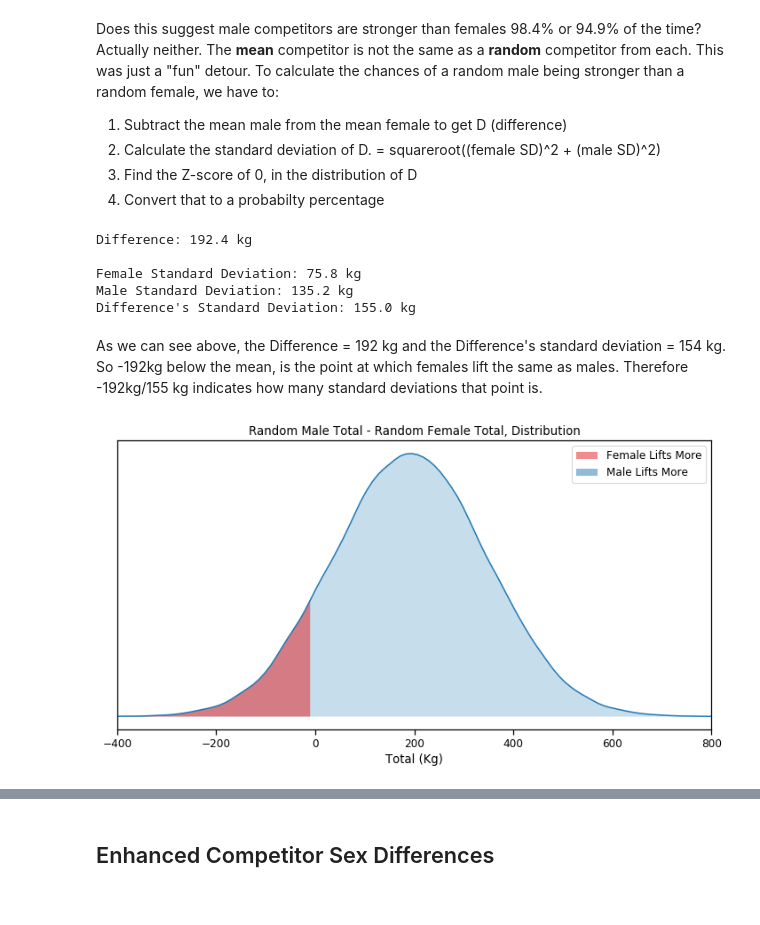
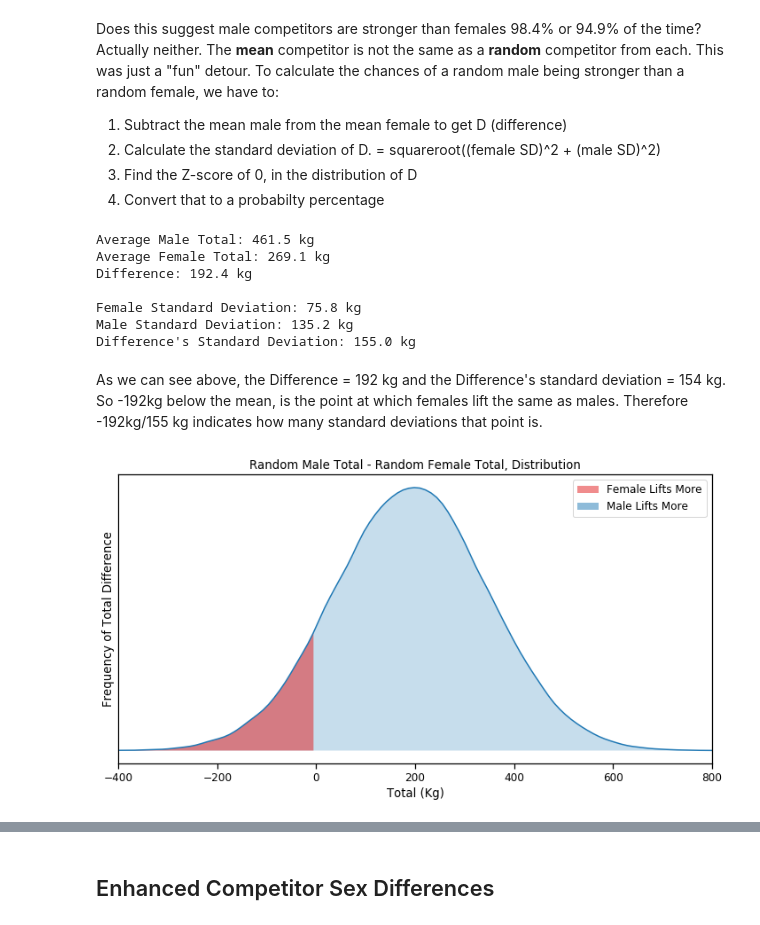
Before and after one commit to StevenWilson9/Powerlifting-Strength-Differences-by-Gender, a Jupyter notebook: Male_Female_Strength_Distributions.ipynb, the cells around one changed output, grey strips where cells are left out. Saved outputs shown, nothing was run; the diff lists cells and outputs as text; code cells hidden in the pictures.

```diff
--- a/Male_Female_Strength_Distributions.ipynb
+++ b/Male_Female_Strength_Distributions.ipynb
@@ -348,12 +349,16 @@ female_sd = Female_series.std()
 male_sd = Male_series.std()
 D_sd = (female_sd**2 + male_sd**2)**0.5
 
+print(f'Average Male Total: {round(male_mean, 1)} kg')
+print(f'Average Female Total: {round(female_mean, 1)} kg')
 print(f'Difference: {round(D,1)} kg')
 print()
 print(f'Female Standard Deviation: {round(female_sd, 1)} kg')
 print(f'Male Standard Deviation: {round(male_sd, 1)} kg')
 print(f"Difference's Standard Deviation: {round(D_sd, 1)} kg")
 # %% [output]
+Average Male Total: 461.5 kg
+Average Female Total: 269.1 kg
 Difference: 192.4 kg
 
 Female Standard Deviation: 75.8 kg
@@ -364,32 +369,32 @@ As we can see above, the Difference = 192 kg and the Difference's standard devia
 # %%
 Difference_distribution = np.random.normal(D, D_sd, 100000)
 plt.figure(figsize = (12, 6))
 sns.set_context("notebook", font_scale = 1.1)
 
 ax = sns.kdeplot(Difference_distribution, color = dblue, shade = True)
 line = ax.get_lines()[-1]
 x, y = line.get_data()
 mask = x < 0
 x, y = x[mask], y[mask]
 ax.fill_between(x, y1=y, alpha=0.5, facecolor= dred, label = 'Female Lifts More')
 
 mask = x >= 0
 x, y = x[mask], y[mask]
 ax.fill_between(x, y1=y, alpha=0.5, facecolor= dblue, label = 'Male Lifts More')
 
 
 plt.title('Random Male Total - Random Female Total, Distribution')
 # plt.axvline(x = 0, ymax = 0.4, label = '0 kg', color = 'red')
 plt.legend()
 plt.xlabel('Total (Kg)')
-
+plt.ylabel('Frequency of Total Difference')
 plt.yticks([])
 plt.xlim(-400, 800)
 # plt.xticks([0, 100, 200, 300, 400, 500, 600, 700, 800, 900])
 
 plt.show()
 # %% [output]
-[figure, old version]
+[figure, new version]
 # %%
 z_score = D/D_sd
 print(f"Z-score: {round(z_score, 2)}")
```
Also changed, not shown: parts of 11 cells of this notebook.
